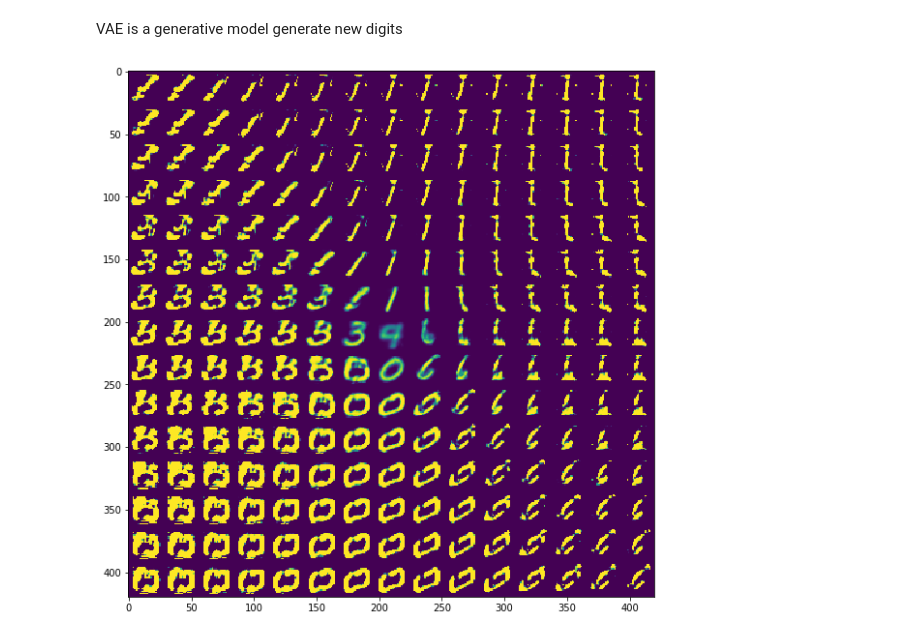
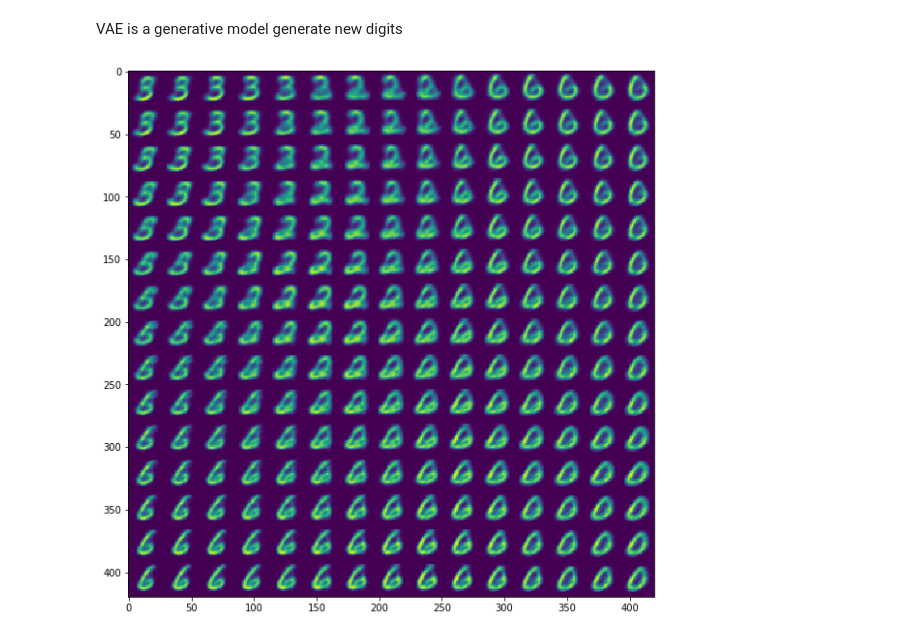
Before and after one commit to djp840/MSDS_422_Public, a Jupyter notebook: MSDS422_Assignment_09/MSDS422_Assignment_09_20201108_v3.ipynb, the cells around one changed output. Saved outputs shown, nothing was run; the diff lists cells and outputs as text; code cells hidden in the pictures.

Commit message:
update plot bounds

```diff
--- a/MSDS422_Assignment_09/MSDS422_Assignment_09_20201108_v3.ipynb
+++ b/MSDS422_Assignment_09/MSDS422_Assignment_09_20201108_v3.ipynb
@@ -175,22 +175,21 @@ VAE is a generative model generate new digits
 # %%
 # Display a 2D manifold of the digits
 n = 15  # figure with 15x15 digits
 digit_size = 28
 figure = np.zeros((digit_size * n, digit_size * n))
-# We will sample n points within [-15, 15] standard deviations
-grid_x = np.linspace(-15, 15, n)
-grid_y = np.linspace(-15, 15, n)
+grid_x = np.linspace(0.05, 0.95, n)
+grid_y = np.linspace(0.05, 0.95, n)
 
 for i, yi in enumerate(grid_x):
     for j, xi in enumerate(grid_y):
         z_sample = np.array([[xi, yi]])
         x_decoded = decoder.predict(z_sample)
         digit = x_decoded[0].reshape(digit_size, digit_size)
         figure[i * digit_size: (i + 1) * digit_size,
                j * digit_size: (j + 1) * digit_size] = digit
 
 plt.figure(figsize=(10, 10))
 plt.imshow(figure)
 plt.show()
 # %% [output]
-[figure, old version]
+[figure, new version]
```
Also changed, not shown: parts of 1 cell of this notebook, 1 other file.
